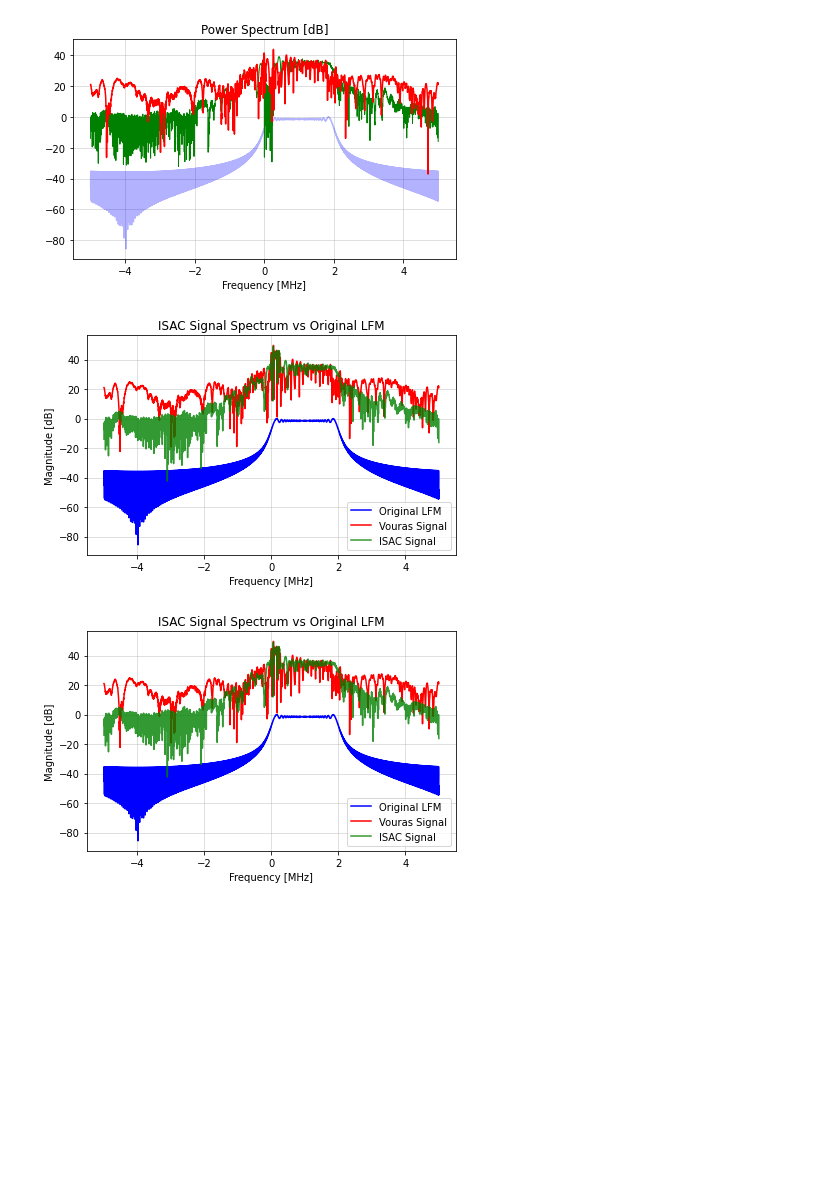
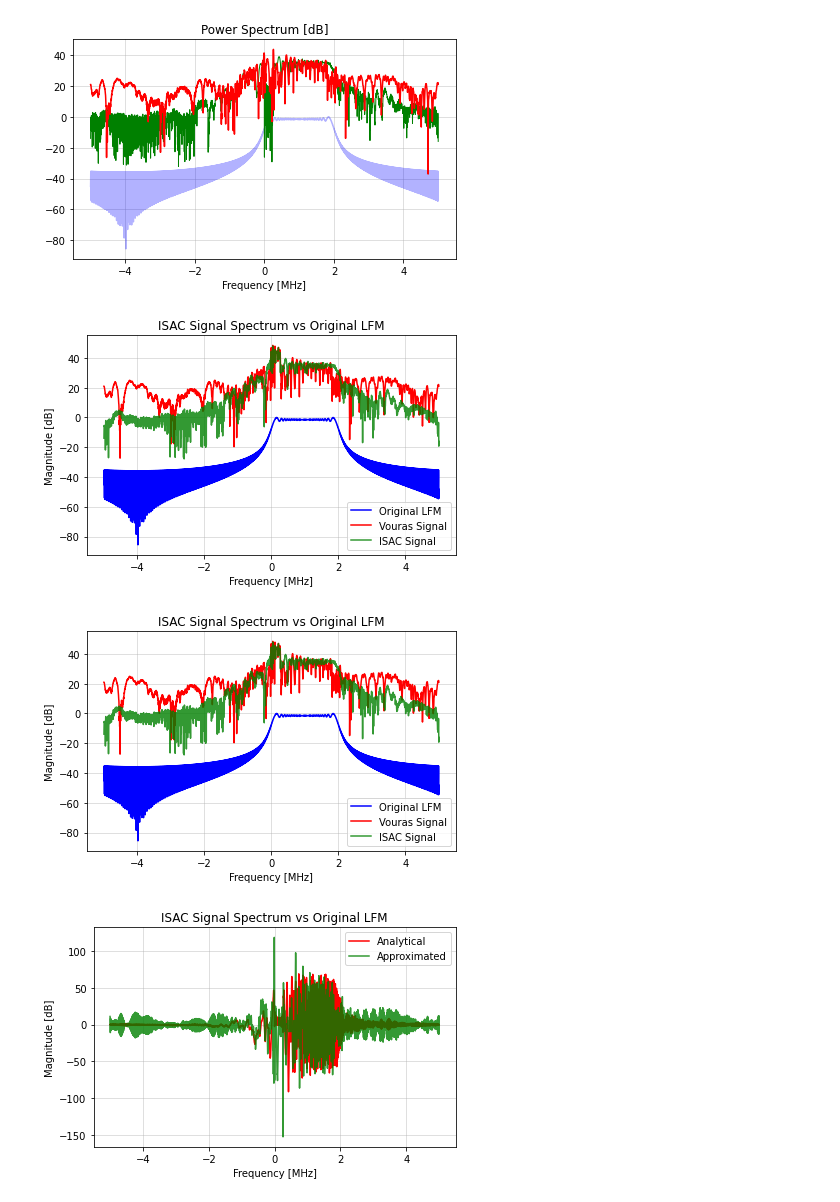
Before and after one commit to OriNik100/Spec_Null, a Jupyter notebook: ofdm_creation.ipynb, the cells around one changed output. Drawn from its saved outputs; the diff is of its cells as text; code cells hidden in the pictures; blank space fills up the shorter version.

```diff
--- a/ofdm_creation.ipynb
+++ b/ofdm_creation.ipynb
@@ -66,6 +85,7 @@ OFDM_signal = OFDM(QPSK_data, t=t, num = num_subcarriers, normalize=True)
 #ISAC
 isac_signal = s_nulled + OFDM_signal # same scale (order of Mag)
 vouras_signal = s_lin + OFDM_signal
+dumb_signal = s_base_np + OFDM_signal
 
 OFDM_freqs, OFDM_SIG = hlp.spectrum(OFDM_signal, Fs, 2**14)
 
@@ -111,8 +131,25 @@ plt.grid(True, alpha=0.5)
 plt.tight_layout()
 plt.show()
 # %% [output]
-[figure, old version]
+[figure, new version]
-[figure, old version]
+[figure, new version]
+# %%
+# Non dB version (abs. values, non-normalized)
+
+plt.figure()
+plt.plot(freqs/1e6, S_orig_norm, label='Original LFM', color='blue')
+plt.plot(VOURAS_freqs/1e6, S_nulled, label='Analytical', color='red')
+plt.plot(ISAC_freqs/1e6, S_lin, label='Approximated', color='green', alpha=0.8)
+# plt.plot(freqs/1e6, S_final_norm, label='Final Signal', color='red')
+plt.title("ISAC Signal Spectrum vs Original LFM")
+plt.xlabel("Frequency [MHz]")
+plt.ylabel("Magnitude [dB]")
+plt.legend()
+plt.grid(True, alpha=0.5)
+plt.tight_layout()
+plt.show()
+# %% [output]
+[figure, added]
 # %%
 # Matching Receiver Designation
 """
```
Also changed, not shown: parts of 3 cells of this notebook.
